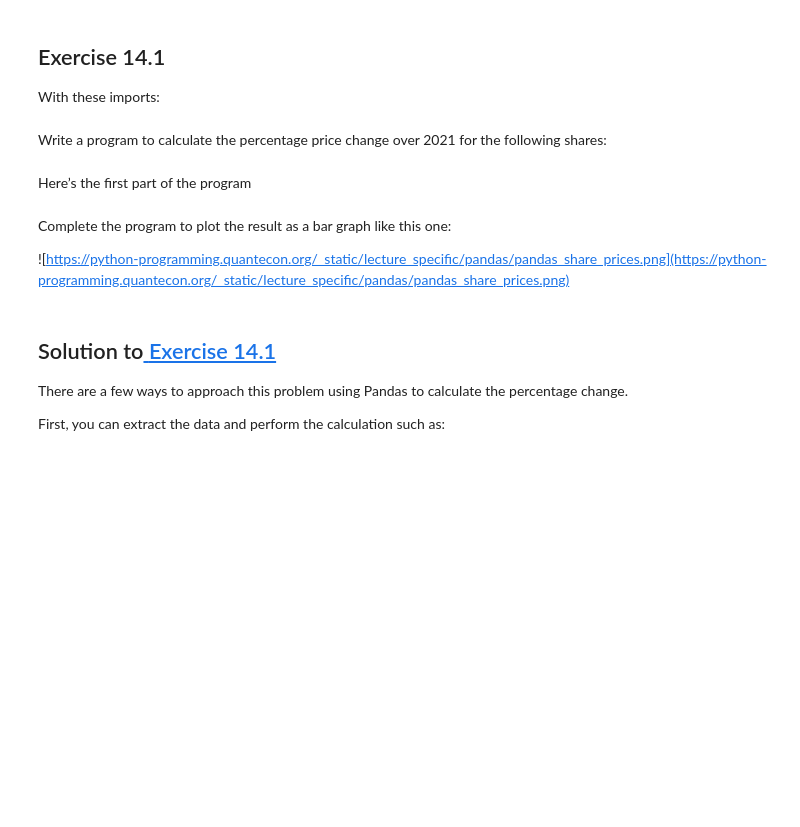
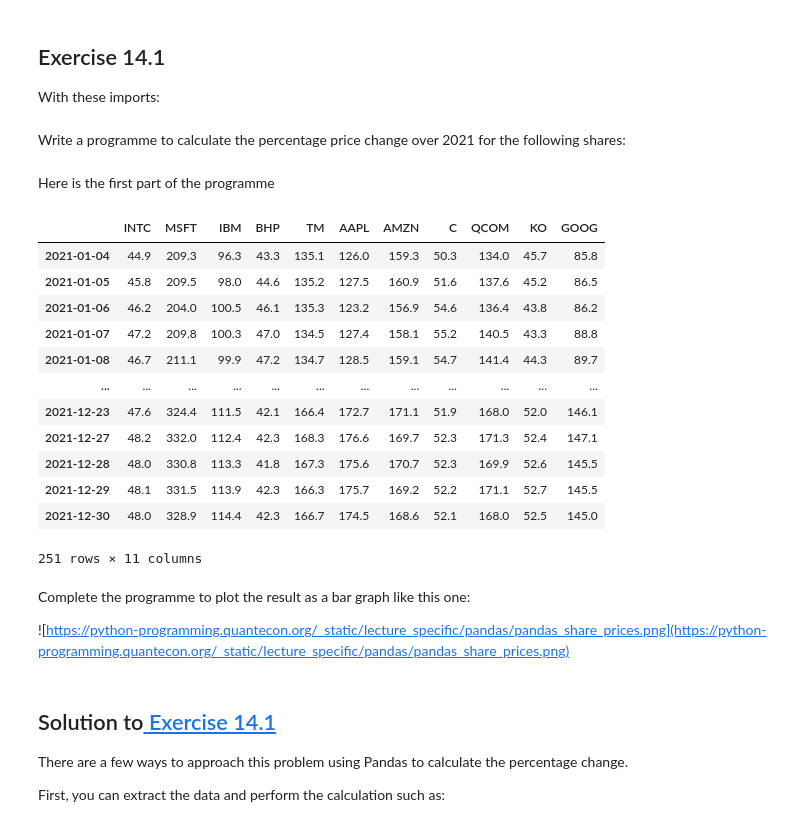
Before and after one commit to LiminMHuang/lecture-python-programming.myst, a Jupyter notebook: lectures/lecture14_pandas.ipynb, the cells around one changed output. Drawn from its saved outputs; the diff is of its cells as text; code cells hidden in the pictures; blank space fills up the shorter version.

```diff
--- a/lectures/lecture14_pandas.ipynb
+++ b/lectures/lecture14_pandas.ipynb
@@ -850,7 +850,7 @@ With these imports:
 import datetime as dt
 import yfinance as yf
 # %% [markdown]
-Write a program to calculate the percentage price change over 2021 for the following shares:
+Write a programme to calculate the percentage price change over 2021 for the following shares:
 # %%
 ticker_list = {'INTC': 'Intel',
                'MSFT': 'Microsoft',
@@ -864,32 +864,47 @@ ticker_list = {'INTC': 'Intel',
                'KO': 'Coca-Cola',
                'GOOG': 'Google'}
 # %% [markdown]
-Here’s the first part of the program
+Here is the first part of the programme
 # %%
 def read_data(ticker_list,
           start=dt.datetime(2021, 1, 1),
           end=dt.datetime(2021, 12, 31)):
     """
     This function reads in closing price data from Yahoo
     for each tick in the ticker_list.
     """
     ticker = pd.DataFrame()
 
     for tick in ticker_list:
         stock = yf.Ticker(tick)
         prices = stock.history(start=start, end=end)
 
         # Change the index to date-only
         prices.index = pd.to_datetime(prices.index.date)
 
         closing_prices = prices['Close']
         ticker[tick] = closing_prices
 
     return ticker
 
 ticker = read_data(ticker_list)
+ticker
+# %% [output]
+|  | INTC | MSFT | IBM | BHP | TM | AAPL | AMZN | C | QCOM | KO | GOOG |
+| 2021-01-04 | 44.9 | 209.3 | 96.3 | 43.3 | 135.1 | 126.0 | 159.3 | 50.3 | 134.0 | 45.7 | 85.8 |
+| 2021-01-05 | 45.8 | 209.5 | 98.0 | 44.6 | 135.2 | 127.5 | 160.9 | 51.6 | 137.6 | 45.2 | 86.5 |
+| 2021-01-06 | 46.2 | 204.0 | 100.5 | 46.1 | 135.3 | 123.2 | 156.9 | 54.6 | 136.4 | 43.8 | 86.2 |
+| 2021-01-07 | 47.2 | 209.8 | 100.3 | 47.0 | 134.5 | 127.4 | 158.1 | 55.2 | 140.5 | 43.3 | 88.8 |
+| 2021-01-08 | 46.7 | 211.1 | 99.9 | 47.2 | 134.7 | 128.5 | 159.1 | 54.7 | 141.4 | 44.3 | 89.7 |
+| ... | ... | ... | ... | ... | ... | ... | ... | ... | ... | ... | ... |
+| 2021-12-23 | 47.6 | 324.4 | 111.5 | 42.1 | 166.4 | 172.7 | 171.1 | 51.9 | 168.0 | 52.0 | 146.1 |
+| 2021-12-27 | 48.2 | 332.0 | 112.4 | 42.3 | 168.3 | 176.6 | 169.7 | 52.3 | 171.3 | 52.4 | 147.1 |
+| 2021-12-28 | 48.0 | 330.8 | 113.3 | 41.8 | 167.3 | 175.6 | 170.7 | 52.3 | 169.9 | 52.6 | 145.5 |
+| 2021-12-29 | 48.1 | 331.5 | 113.9 | 42.3 | 166.3 | 175.7 | 169.2 | 52.2 | 171.1 | 52.7 | 145.5 |
+| 2021-12-30 | 48.0 | 328.9 | 114.4 | 42.3 | 166.7 | 174.5 | 168.6 | 52.1 | 168.0 | 52.5 | 145.0 |
+251 rows × 11 columns
 # %% [markdown]
-Complete the program to plot the result as a bar graph like this one:
+Complete the programme to plot the result as a bar graph like this one:
 
 ![https://python-programming.quantecon.org/_static/lecture_specific/pandas/pandas_share_prices.png](https://python-programming.quantecon.org/_static/lecture_specific/pandas/pandas_share_prices.png)
 # %% [markdown]
```
Also changed, not shown: parts of 19 cells of this notebook, 1 other file.
